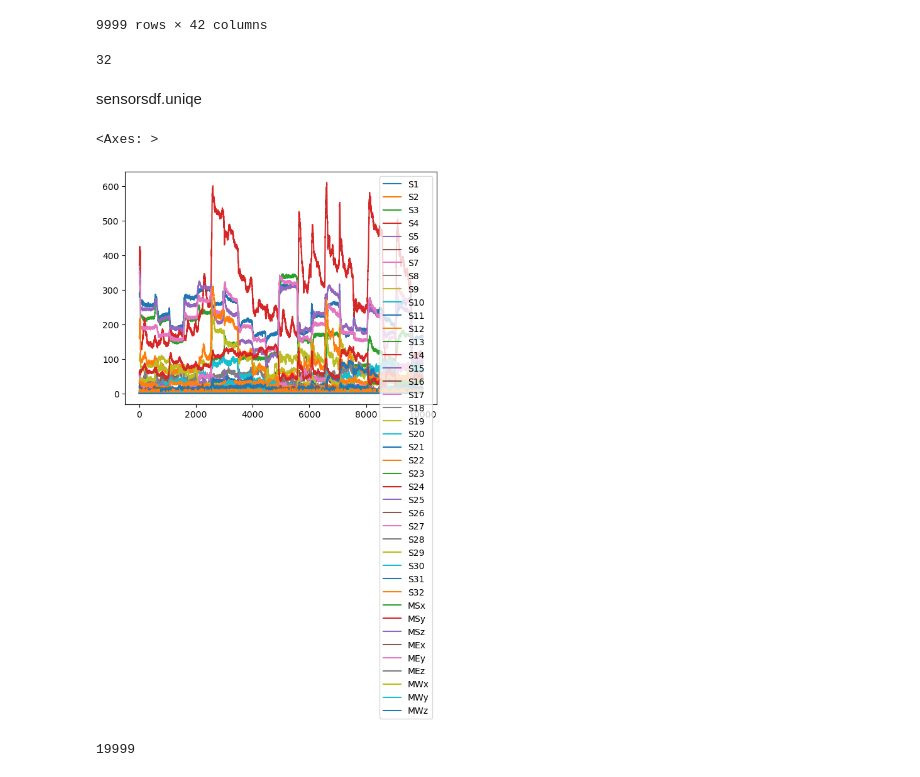
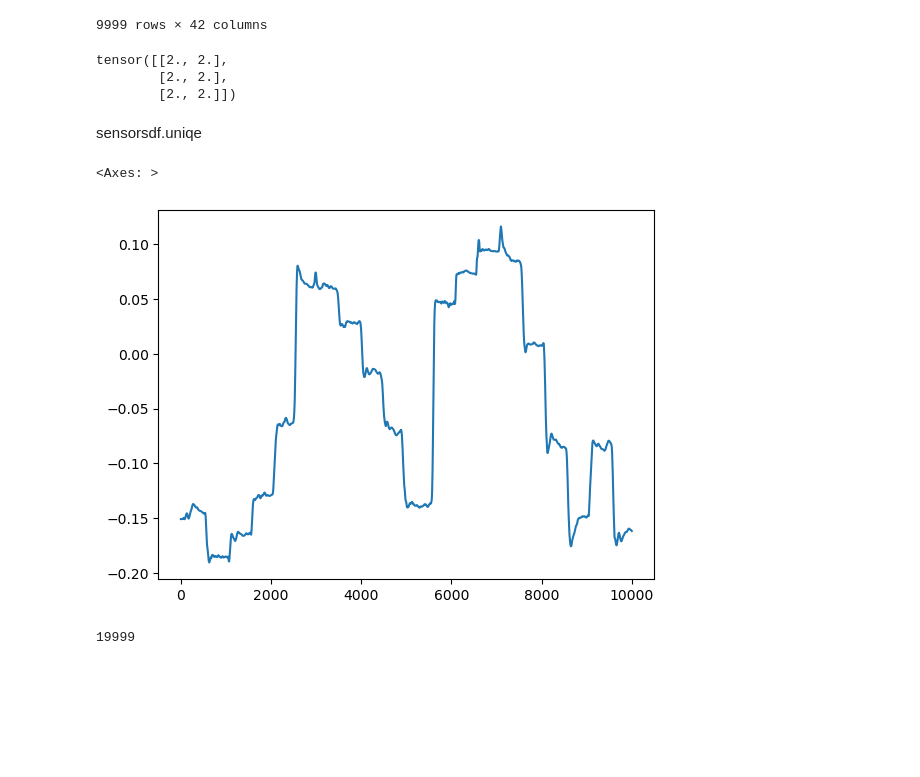
Before and after one commit to rotematari/FMG_Arm_Position, a Jupyter notebook: Rotem_model/test.ipynb, the cells around one changed output. Saved outputs shown, nothing was run; the diff lists cells and outputs as text; code cells hidden in the pictures; blank space fills up the shorter version.

```diff
--- a/Rotem_model/test.ipynb
+++ b/Rotem_model/test.ipynb
@@ -41,17 +41,22 @@ data
 9999 rows × 42 columns
 # %%
 sensors = [0,3,2,1,20,21,25,23,22,24,8,9,6,7,4,5,15,14,13,12,10,11,31,30,29,28,27,26,16,17,19,18]
-# %%
-len([0,0,13,2,11,1,0,4,0,0,0,0,0,0,0,10,0,0,1,0,0,1,0,0,0,1,10,0,4,0,0,0])
-# %% [output]
-32
+# %%
+import torch
+
+x = torch.ones((2,3,2))
+x.sum(axis = 0)
+# %% [output]
+tensor([[2., 2.],
+        [2., 2.],
+        [2., 2.]])
 # %% [markdown]
 sensorsdf.uniqe
 # %%
-data.plot()
+data['MEx'].plot()
 # %% [output]
 <Axes: >
-[figure, old version]
+[figure, new version]
 # %%
 import yaml
 
```
Also changed, not shown: 5 other files.
